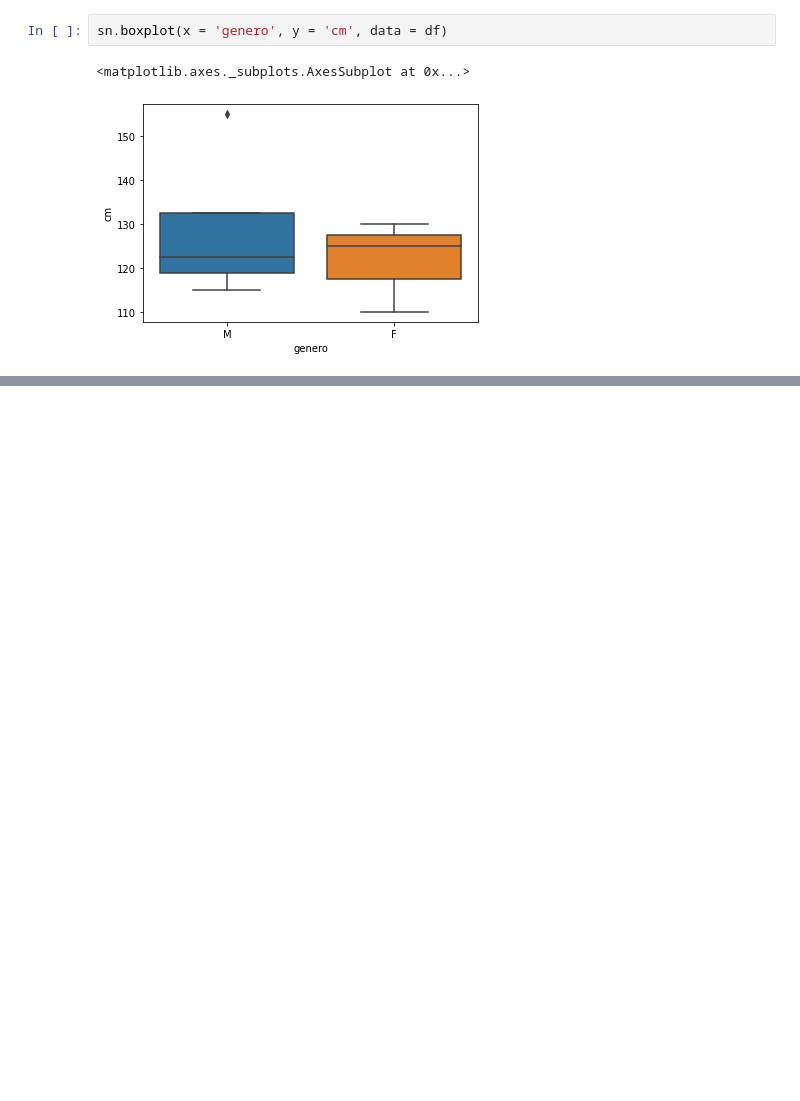
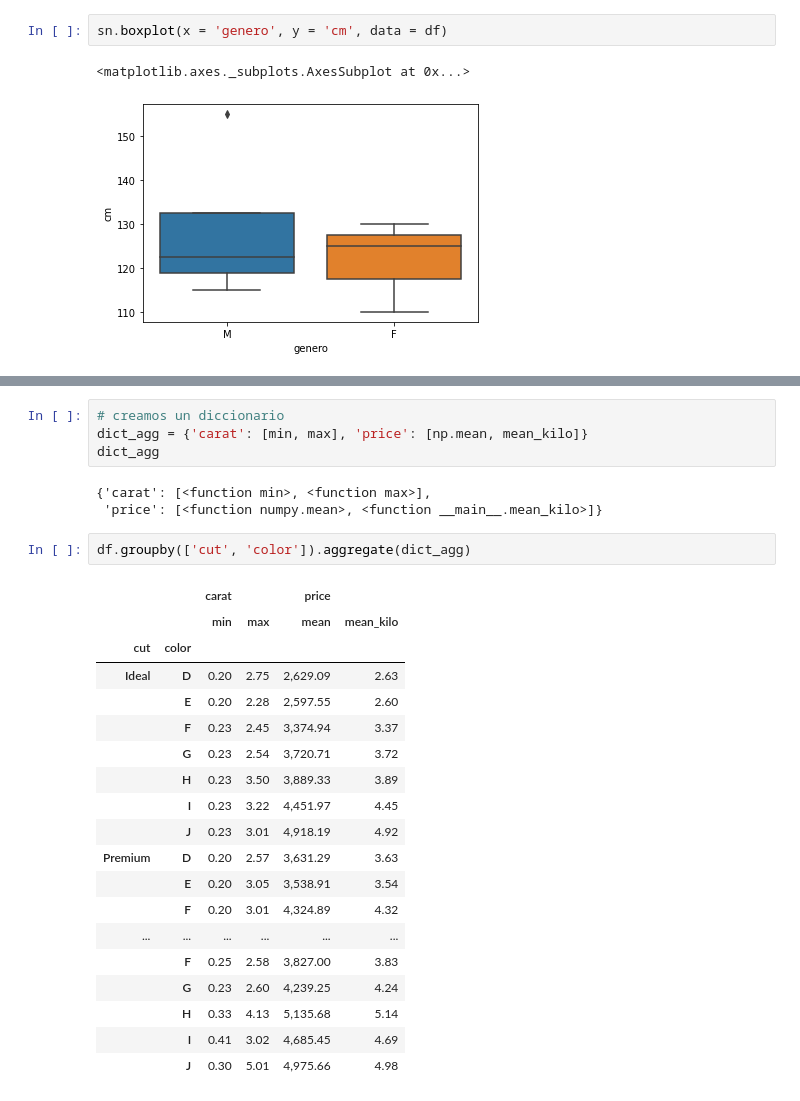
Before and after one commit to FernandoCallasaca/data_science_projects, a Jupyter notebook: 10_aggregation_groupby.ipynb, the cells around one changed output, grey strips where cells are left out. Cells and saved outputs as stored; diff of their text form; blank space fills up the shorter version.

```diff
--- a/10_aggregation_groupby.ipynb
+++ b/10_aggregation_groupby.ipynb
@@ -79,0 +240,29 @@ sn.boxplot(x = 'genero', y = 'cm', data = df)
+# %%
+# creamos un diccionario
+dict_agg = {'carat': [min, max], 'price': [np.mean, mean_kilo]}
+dict_agg
+# %% [output]
+{'carat': [<function min>, <function max>],
+ 'price': [<function numpy.mean>, <function __main__.mean_kilo>]}
+# %%
+df.groupby(['cut', 'color']).aggregate(dict_agg)
+# %% [output]
+|  |  | carat |  | price |  |
+|  |  | min | max | mean | mean_kilo |
+| cut | color |  |  |  |  |
+| Ideal | D | 0.20 | 2.75 | 2,629.09 | 2.63 |
+|  | E | 0.20 | 2.28 | 2,597.55 | 2.60 |
+|  | F | 0.23 | 2.45 | 3,374.94 | 3.37 |
+|  | G | 0.23 | 2.54 | 3,720.71 | 3.72 |
+|  | H | 0.23 | 3.50 | 3,889.33 | 3.89 |
+|  | I | 0.23 | 3.22 | 4,451.97 | 4.45 |
+|  | J | 0.23 | 3.01 | 4,918.19 | 4.92 |
+| Premium | D | 0.20 | 2.57 | 3,631.29 | 3.63 |
+|  | E | 0.20 | 3.05 | 3,538.91 | 3.54 |
+|  | F | 0.20 | 3.01 | 4,324.89 | 4.32 |
+| ... | ... | ... | ... | ... | ... |
+|  | F | 0.25 | 2.58 | 3,827.00 | 3.83 |
+|  | G | 0.23 | 2.60 | 4,239.25 | 4.24 |
+|  | H | 0.33 | 4.13 | 5,135.68 | 5.14 |
+|  | I | 0.41 | 3.02 | 4,685.45 | 4.69 |
+|  | J | 0.30 | 5.01 | 4,975.66 | 4.98 |
```
Also changed, not shown: parts of 18 cells of this notebook.
